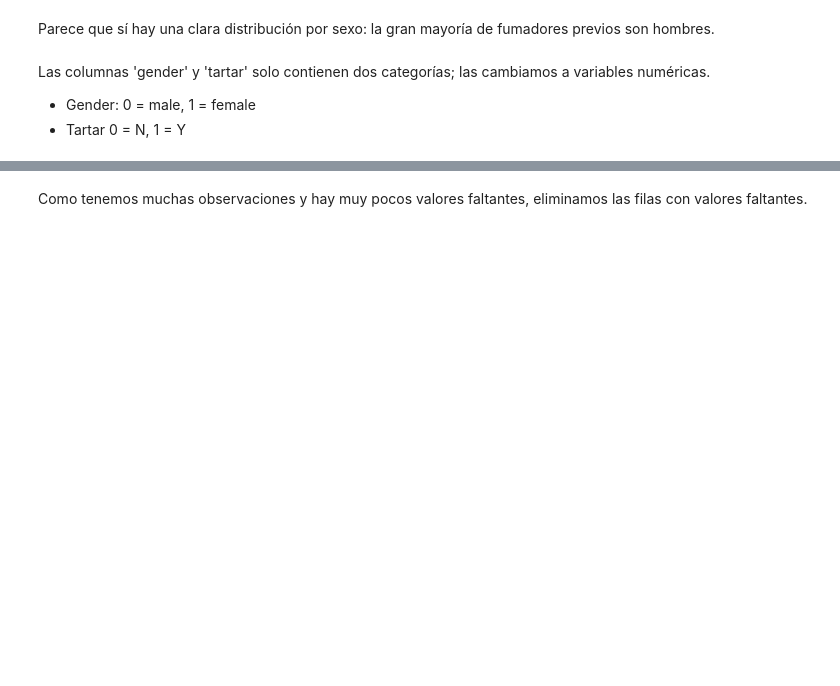
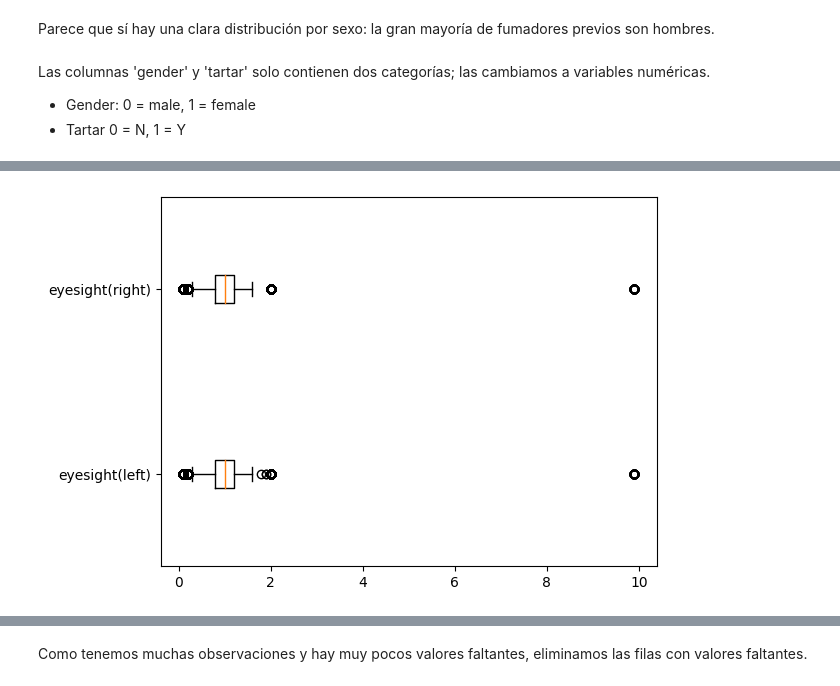
Before and after one commit to nribot/smoking, a Jupyter notebook: Smoking.ipynb, the cells around one changed output, grey strips where cells are left out. Cells and saved outputs as stored; diff of their text form; code cells hidden in the pictures; blank space fills up the shorter version.

```diff
--- a/Smoking.ipynb
+++ b/Smoking.ipynb
@@ -102,0 +179,7 @@ data.describe()
+# %%
+plt.boxplot(data[['eyesight(left)', 'eyesight(right)']],
+            labels=['eyesight(left)','eyesight(right)'],
+            vert=False)
+plt.show()
+# %% [output]
+[figure, added]
```
Also changed, not shown: parts of 40 cells of this notebook.
